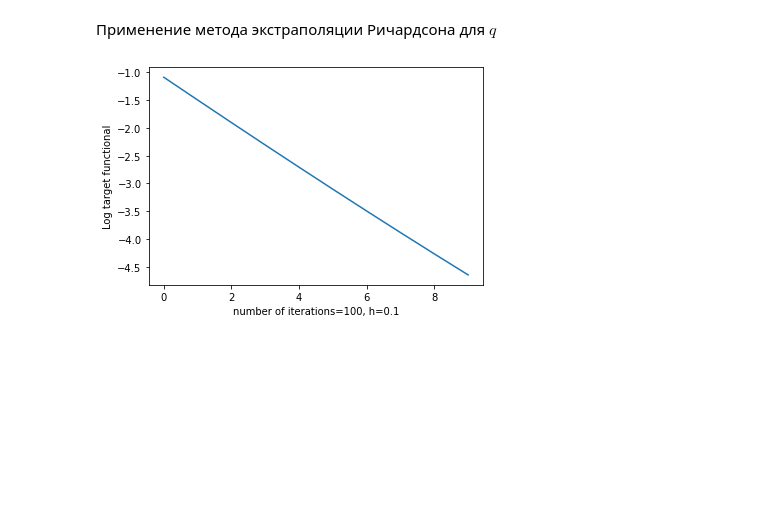
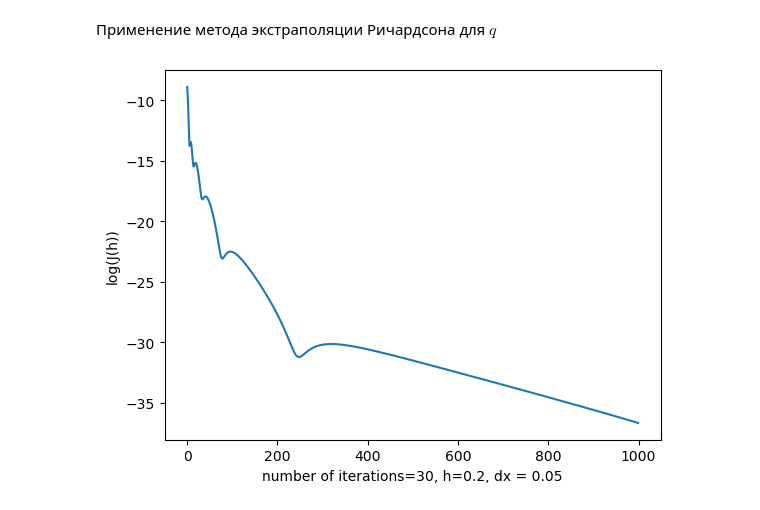
Before and after one commit to ujifffy/inverseproblems, a Jupyter notebook: gradient_methods_for_ill_posed_problems.ipynb, the cells around one changed output. Drawn from its saved outputs; the diff is of its cells as text; code cells hidden in the pictures; blank space fills up the shorter version.

```diff
--- a/gradient_methods_for_ill_posed_problems.ipynb
+++ b/gradient_methods_for_ill_posed_problems.ipynb
@@ -3,6 +3,7 @@ import numpy as np
 
 import matplotlib.pyplot as plt
 from time import perf_counter_ns
+T = 0.01
 # %% [markdown]
 Вычисление $f=u(T,x|q_{exact})$
 # %%
@@ -71,9 +72,10 @@ def solve_cpde(f, U, dt, dx, T): #conjugate pde solver for p --- time-inverted c
     return P
 # %%
 def error(f, U, dx):
-    s = 0
-    for j in range(m+1):
-        s = s + dx * (f[j] - U[n,j]) ** 2
+    s = (f[0] - U[n,0]) ** 2 + (f[m] - U[n,m]) ** 2
+    for j in range(1, m):
+        s = s + 2 * (f[j] - U[n,j]) ** 2
+        s = s * dx / 2
     return s
 # %%
 def solve_pde_m(q, dx, dt, T, e): #pde solver for u with eps
@@ -132,15 +134,15 @@ P = np.zeros((n+1,m+1))
 h = 0.1#set yourself
 
 q = np.zeros(m+1)
-n_iter = 100#set yourself
+n_iter = 1000#set yourself
 
 q_ex = np.zeros(m+1)
+f = np.zeros(m+1)
+for i in range(m+1):
+    f[i] = exact_init(dx*i)
 
-for i in range(m+1):
-    q_ex[i] = exact_init(dx*i)
-
-U = solve_pde_m(q_ex, dx, dt, T, e) #calculating U(t,x|q_ex)
-f = U[n,:]
+#U = solve_pde_m(q_ex, dx, dt, T, e) #calculating U(t,x|q_ex)
+#f = U[n,:]
 
 r = np.zeros(n_iter)
 grad = np.zeros(m)
@@ -160,7 +162,7 @@ time_taken = (perf_counter_ns() - time_before) * 1e-6
 
 fig, ax = plt.subplots()
 ax.plot(x, r)
-ax.set_xlabel('number of iterations=100, h=0.1')
+ax.set_xlabel('number of iterations=1000, h=0.01')
 ax.set_ylabel('Log target functional')
 plt.show()
 print('Time elapsed: ', time_taken, ' seconds')
@@ -182,10 +184,10 @@ m = len(x)
 U = np.zeros((n+1,m+1))
 e = 0
 P = np.zeros((n+1,m+1))
-h = 0.1#set yourself
+h = 0.3#set yourself
 
 q = np.zeros(m+1)
-n_iter = 100 #set yourself
+n_iter = 3000 #set yourself
 for i in range(m+1):
     f[i] = func(dx*i)
 r = np.zeros(n_iter)
@@ -217,8 +219,8 @@ Time elapsed:  34.807758  seconds
 Применение метода экстраполяции Ричардсона для $q$
 # %%
 T=0.01
-dx = 0.05
-dt = dx ** 2
+dx = 0.1/2
+dt = dx ** 2 / 4
 x = np.arange(0, 1, dx)
 t = np.arange(0, T, dt)
 n = len(t)
@@ -229,40 +231,40 @@ P = np.zeros((n+1,m+1))
 h = 0.1#set yourself
 
 q = np.zeros(m+1)
-n_iter = 10
+n_iter = 1000
 f = np.zeros(m+1)
 q_ex = np.zeros(m+1)
 for i in range(m+1):
     q_ex[i] = func(dx*i)
 
 U = solve_pde_m(q_ex, dx, dt, T, e)
 f = U[n,:]
 
 r = np.zeros(n_iter)
 grad = np.zeros(m)
 x = np.zeros(n_iter)
 for j in range(n_iter):
     time_before = perf_counter_ns()
     P = np.zeros((n+1,m+1))
     U = solve_pde_m(q, dx, dt, T, e) #calculating U(t,x|q)
     P = solve_cpde_m(f, U, dt, dx, T, e)
     grad =  - P[n, :] - e * (P[n,:] - P[n-2,:])/(2*dt) #current grad
     for k in range(m):
         q[k] = q[k] - h * grad[k]
     r[j] = np.log(error(f, U, dx))
     x[j] = j
 time_taken = (perf_counter_ns() - time_before) * 1e-6
 
 q1 = np.zeros(m+1)
 q1 = q
 
 fig, ax = plt.subplots()
 ax.plot(x, r)
-ax.set_xlabel('number of iterations=100, h=0.1')
-ax.set_ylabel('Log target functional')
+ax.set_xlabel('number of iterations=30, h=0.2, dx = 0.05')
+ax.set_ylabel('log(J(h))')
 plt.show()
 print('Time elapsed: ', time_taken, ' seconds')
 
 print(dx, dt)
 # %% [output]
-[figure, old version]
+[figure, new version]
```
Also changed, not shown: parts of 22 cells of this notebook.
